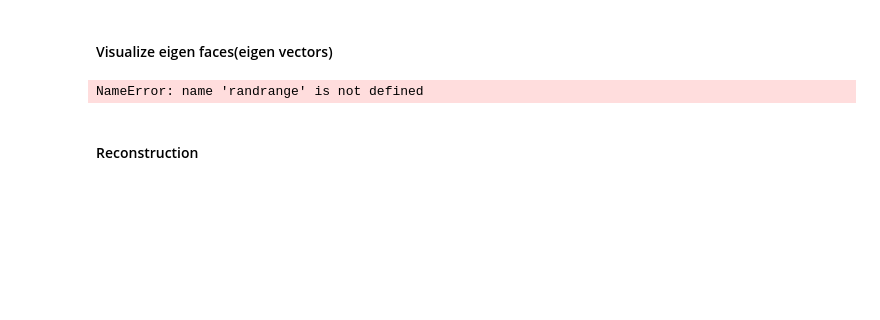
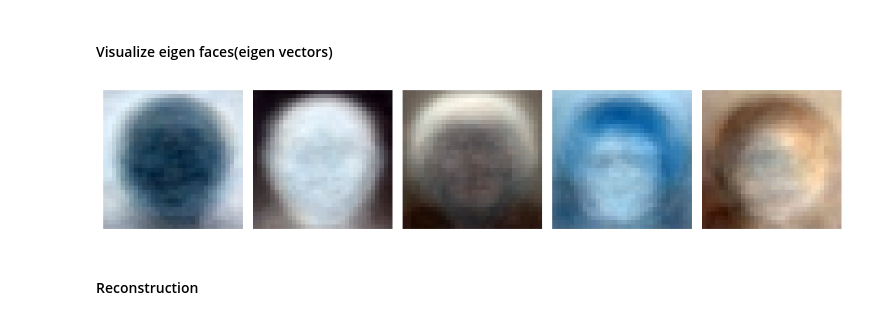
Before and after one commit to siddik11803-IIITH/PCA-Regression-Nearest-Neighbours, a Jupyter notebook: RollNumber_Q2.ipynb, the cells around one changed output. Cells and saved outputs as stored; diff of their text form; code cells hidden in the pictures; blank space fills up the shorter version.

```diff
--- a/RollNumber_Q2.ipynb
+++ b/RollNumber_Q2.ipynb
@@ -175,24 +169,24 @@ plot.show()
 # %% [markdown]
 #### Visualize eigen faces(eigen vectors)
 # %%
-
-def plot(image,H,W,C,indices):
+def plot_img(image,H,W,C,indices):
     pl = np.reshape(image,(-1,H,W,C))
     plt.figure(figsize=(25,25))
     for c,i in enumerate(indices):
         ele = pl[i]
         minim = np.min(ele)
         maxim = np.max(ele)
         ele = (ele - minim) / (maxim - minim)
         ele = np.clip(ele,0,254)
         plt.subplot(1,12,c+1)
         plt.axis('off')
         plt.imshow(ele,cmap=plt.cm.gray)
+        plt.tight_layout()
     plt.show()
 
-indices = [randrange(12)+1 for i in range(5)]
-plot(eigen_vectors,H,W,C, indices)
+indices = list(range(0, 5))
+plot_img(eigen_faces.T,H,W,C, indices)
 # %% [output]
-NameError: name 'randrange' is not defined
+[figure, added]
 # %% [markdown]
 #### Reconstruction
```
Also changed, not shown: parts of 21 cells of this notebook, 2 other files.
